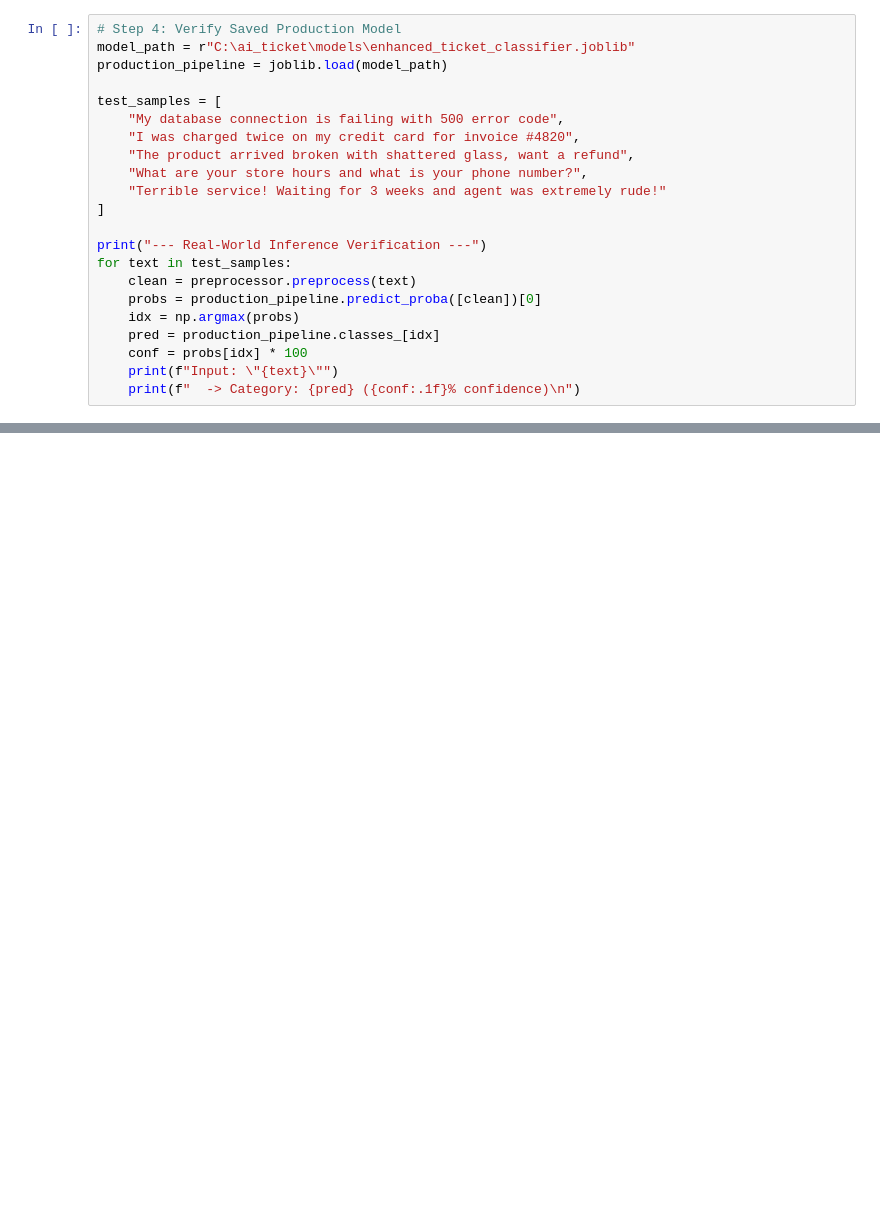
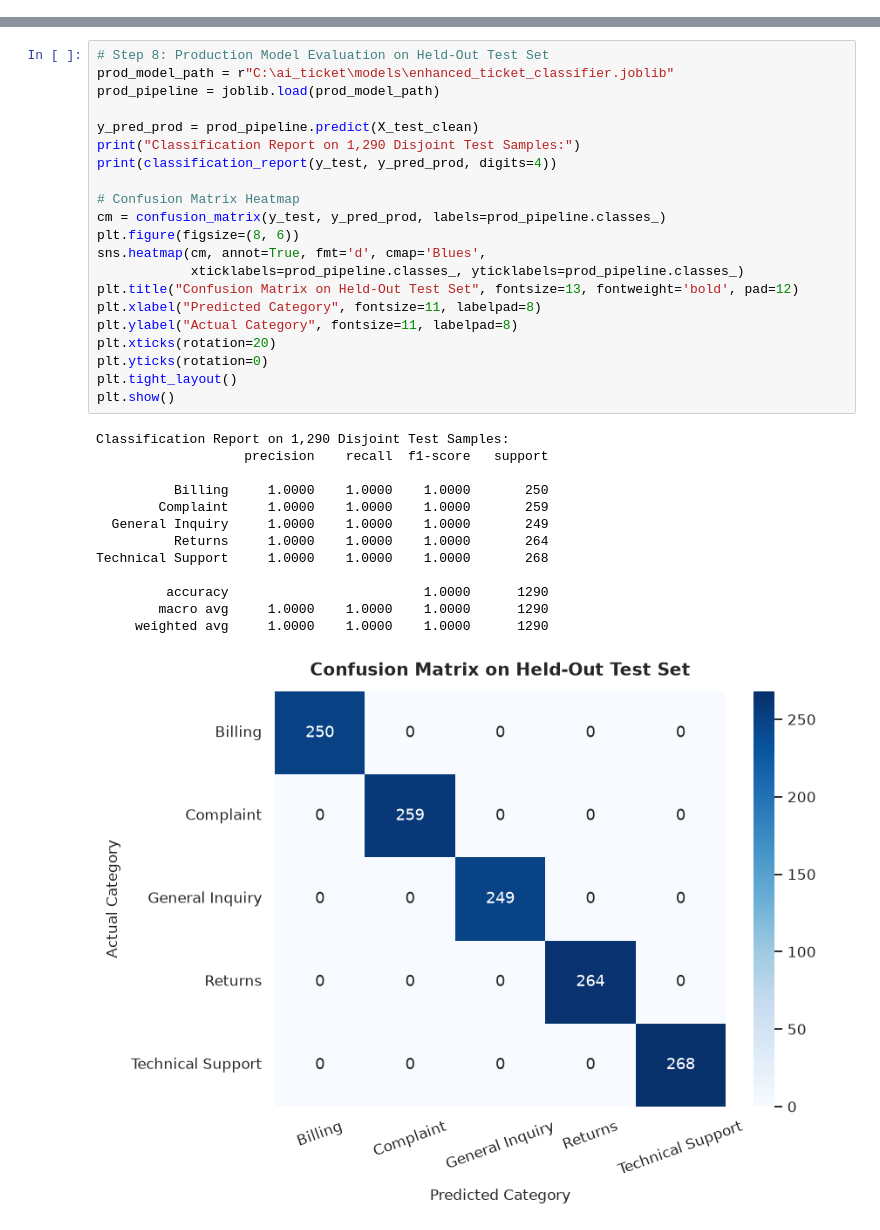
Before and after one commit to irfan-shekh/ai_ticket, a Jupyter notebook: models/ticket_classification_updated.ipynb, the cells around one changed output, grey strips where cells are left out. Drawn from its saved outputs; the diff is of its cells as text; blank space fills up the shorter version.

```diff
--- a/models/ticket_classification_updated.ipynb
+++ b/models/ticket_classification_updated.ipynb
@@ -122,22 +356,0 @@ We load the saved production model and verify its predictions on realistic custo
-# %%
-# Step 4: Verify Saved Production Model
-model_path = r"C:\ai_ticket\models\enhanced_ticket_classifier.joblib"
-production_pipeline = joblib.load(model_path)
-
-test_samples = [
-    "My database connection is failing with 500 error code",
-    "I was charged twice on my credit card for invoice #4820",
-    "The product arrived broken with shattered glass, want a refund",
-    "What are your store hours and what is your phone number?",
-    "Terrible service! Waiting for 3 weeks and agent was extremely rude!"
-]
-
-print("--- Real-World Inference Verification ---")
-for text in test_samples:
-    clean = preprocessor.preprocess(text)
-    probs = production_pipeline.predict_proba([clean])[0]
-    idx = np.argmax(probs)
-    pred = production_pipeline.classes_[idx]
-    conf = probs[idx] * 100
-    print(f"Input: \"{text}\"")
-    print(f"  -> Category: {pred} ({conf:.1f}% confidence)\n")
@@ -159,0 +362,35 @@ Input: "Terrible service! Waiting for 3 weeks and agent was extremely rude!"
+# %%
+# Step 8: Production Model Evaluation on Held-Out Test Set
+prod_model_path = r"C:\ai_ticket\models\enhanced_ticket_classifier.joblib"
+prod_pipeline = joblib.load(prod_model_path)
+
+y_pred_prod = prod_pipeline.predict(X_test_clean)
+print("Classification Report on 1,290 Disjoint Test Samples:")
+print(classification_report(y_test, y_pred_prod, digits=4))
+
+# Confusion Matrix Heatmap
+cm = confusion_matrix(y_test, y_pred_prod, labels=prod_pipeline.classes_)
+plt.figure(figsize=(8, 6))
+sns.heatmap(cm, annot=True, fmt='d', cmap='Blues',
+            xticklabels=prod_pipeline.classes_, yticklabels=prod_pipeline.classes_)
+plt.title("Confusion Matrix on Held-Out Test Set", fontsize=13, fontweight='bold', pad=12)
+plt.xlabel("Predicted Category", fontsize=11, labelpad=8)
+plt.ylabel("Actual Category", fontsize=11, labelpad=8)
+plt.xticks(rotation=20)
+plt.yticks(rotation=0)
+plt.tight_layout()
+plt.show()
+# %% [output]
+Classification Report on 1,290 Disjoint Test Samples:
+                   precision    recall  f1-score   support
+
+          Billing     1.0000    1.0000    1.0000       250
+        Complaint     1.0000    1.0000    1.0000       259
+  General Inquiry     1.0000    1.0000    1.0000       249
+          Returns     1.0000    1.0000    1.0000       264
+Technical Support     1.0000    1.0000    1.0000       268
+
+         accuracy                         1.0000      1290
+        macro avg     1.0000    1.0000    1.0000      1290
+     weighted avg     1.0000    1.0000    1.0000      1290
+[figure, added]
```
Also changed, not shown: parts of 23 cells of this notebook, 2 other files.
